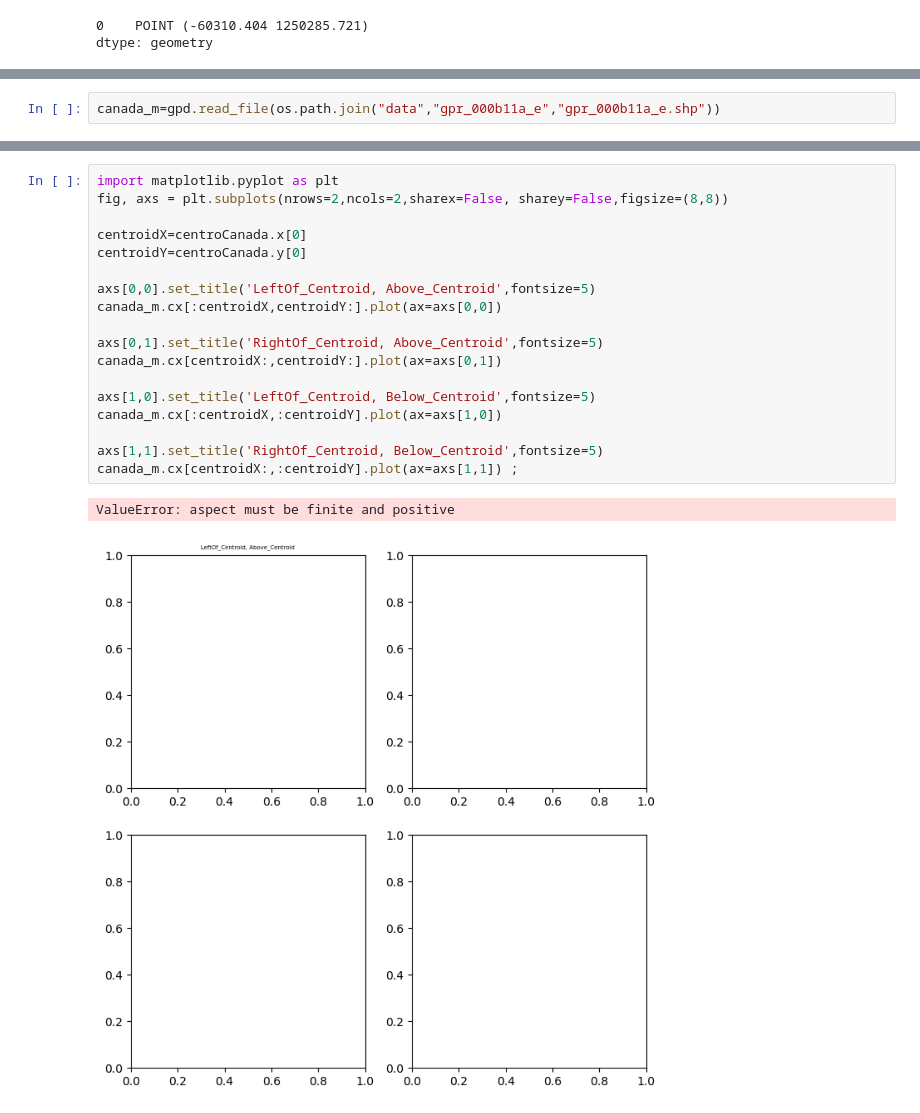
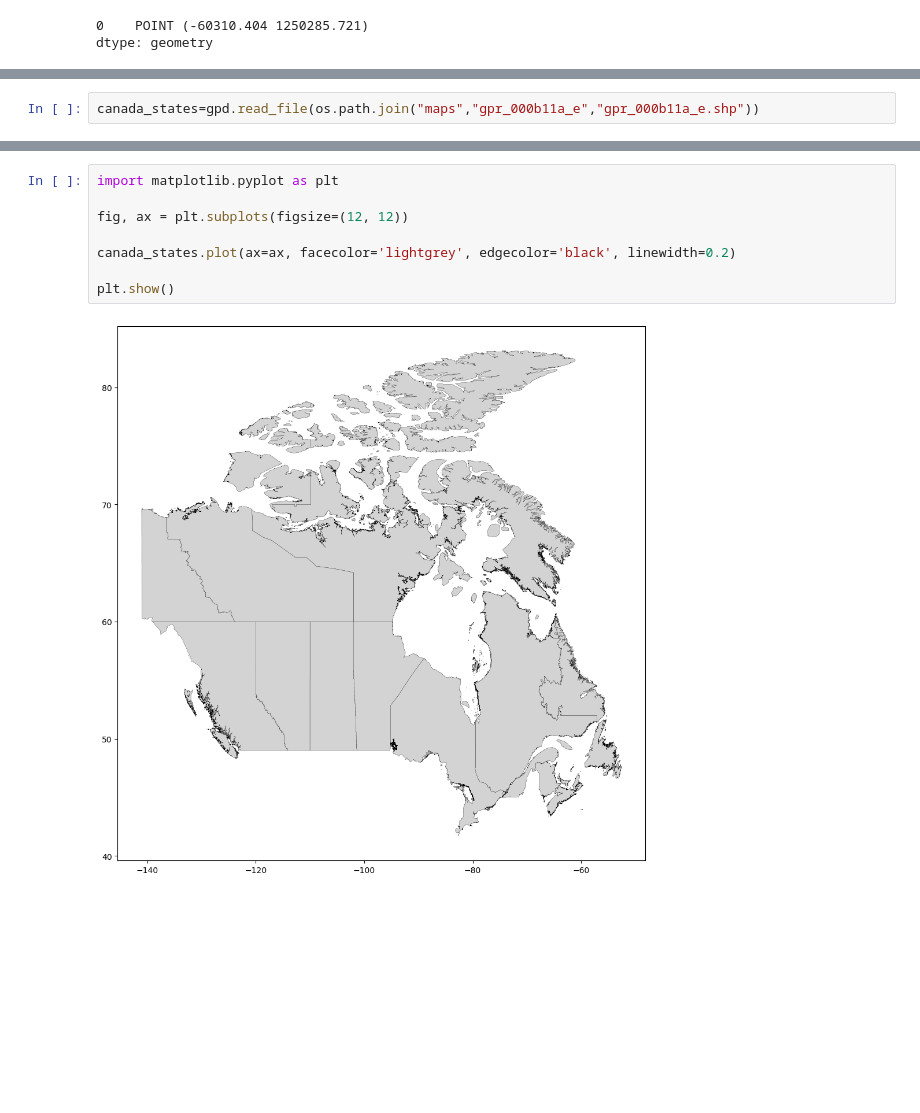
Before and after one commit to CarolinaPUCP/canadaprepro, a Jupyter notebook: CANADA_2.ipynb, the cells around one changed output, grey strips where cells are left out. Saved outputs shown, nothing was run; the diff lists cells and outputs as text; blank space fills up the shorter version.

```diff
--- a/CANADA_2.ipynb
+++ b/CANADA_2.ipynb
@@ -267,2 +267,2 @@ type(centroCanada.x[0]),type(centroCanada.y[0])
 # %%
-canada_m=gpd.read_file(os.path.join("data","gpr_000b11a_e","gpr_000b11a_e.shp"))
+canada_states=gpd.read_file(os.path.join("maps","gpr_000b11a_e","gpr_000b11a_e.shp"))
@@ -276,21 +269,10 @@ canada_municipalities.plot(ax=ax2, facecolor='lightgrey', edgecolor='black',line
-# %%
-import matplotlib.pyplot as plt
-fig, axs = plt.subplots(nrows=2,ncols=2,sharex=False, sharey=False,figsize=(8,8))
-
-centroidX=centroCanada.x[0]
-centroidY=centroCanada.y[0]
-
-axs[0,0].set_title('LeftOf_Centroid, Above_Centroid',fontsize=5)
-canada_m.cx[:centroidX,centroidY:].plot(ax=axs[0,0])
-
-axs[0,1].set_title('RightOf_Centroid, Above_Centroid',fontsize=5)
-canada_m.cx[centroidX:,centroidY:].plot(ax=axs[0,1])
-
-axs[1,0].set_title('LeftOf_Centroid, Below_Centroid',fontsize=5)
-canada_m.cx[:centroidX,:centroidY].plot(ax=axs[1,0])
-
-axs[1,1].set_title('RightOf_Centroid, Below_Centroid',fontsize=5)
-canada_m.cx[centroidX:,:centroidY].plot(ax=axs[1,1]) ;
-# %% [output]
-ValueError: aspect must be finite and positive
-[figure, removed]
+# %%
+import matplotlib.pyplot as plt
+
+fig, ax = plt.subplots(figsize=(12, 12))
+
+canada_states.plot(ax=ax, facecolor='lightgrey', edgecolor='black', linewidth=0.2)
+
+plt.show()
+# %% [output]
+[figure, added]
```
Also changed, not shown: parts of 8 cells of this notebook.
